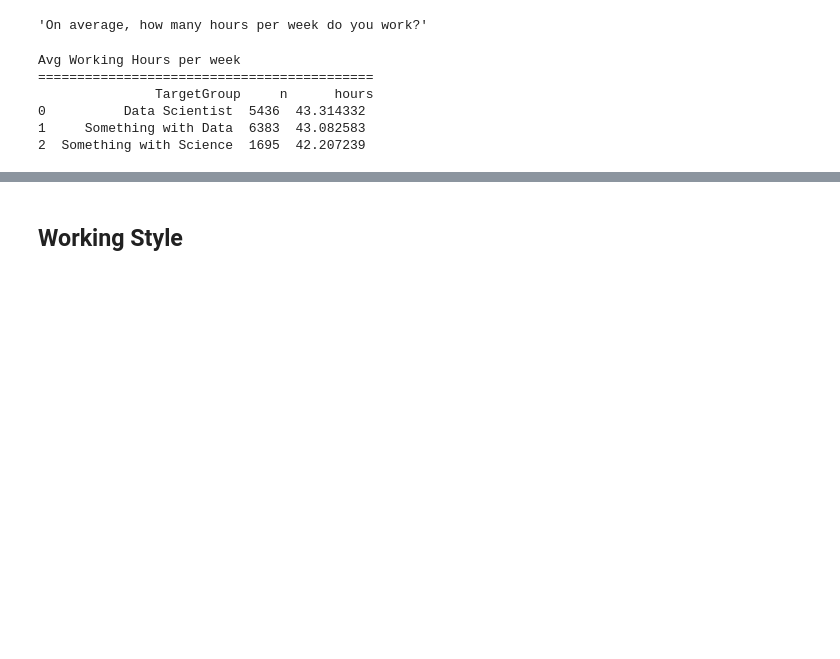
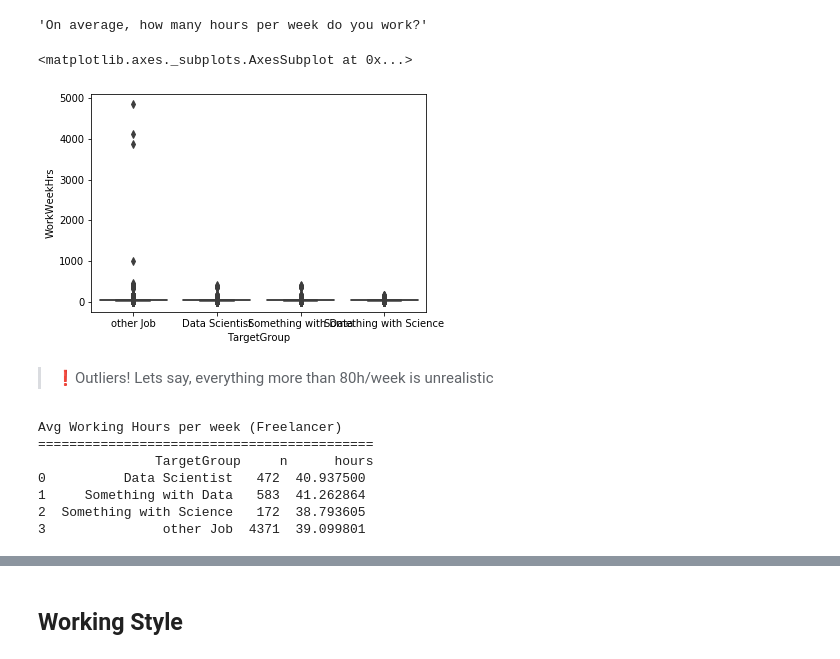
Before and after one commit to dirkkalmbach/How-to-Freelance-in-Data-Science, a Jupyter notebook: Data Analysis.ipynb, the cells around one changed output, grey strips where cells are left out. Cells and saved outputs as stored; diff of their text form; code cells hidden in the pictures; blank space fills up the shorter version.

```diff
--- a/Data Analysis.ipynb
+++ b/Data Analysis.ipynb
@@ -286,3 +289,10 @@ Avg Salary per year (WORLD)
 h.get_desc("WorkWeekHrs")
 # %% [output]
 'On average, how many hours per week do you work?'
+# %%
+sns.boxplot(y="WorkWeekHrs", x="TargetGroup", data=df)
+# %% [output]
+<matplotlib.axes._subplots.AxesSubplot at 0x...>
+[figure, added]
+# %% [markdown]
+>❗Outliers! Lets say, everything more than 80h/week is unrealistic
@@ -289,13 +302,16 @@ h.get_desc("WorkWeekHrs")
 # %%
 #TODO -> NaN in Working Hours <- Sandbox
-print("Avg Working Hours per week \n=========================================== \n",
-df.groupby('TargetGroup') \
-       .agg(n=('TargetGroup', 'size'), hours=('WorkWeekHrs', 'mean')).reset_index()
+print("Avg Working Hours per week (Freelancer)\n=========================================== \n",
+df[(df.WorkWeekHrs<=OUTLIER_SIZE) &
+   (df.Employment=="Independent contractor, freelancer, or self-employed")].
+      groupby('TargetGroup')
+      .agg(n=('TargetGroup', 'size'), hours=('WorkWeekHrs', 'mean')).reset_index()
 )
 # %% [output]
-Avg Working Hours per week
+Avg Working Hours per week (Freelancer)
 ===========================================
                TargetGroup     n      hours
-0          Data Scientist  5436  43.314332
-1     Something with Data  6383  43.082583
-2  Something with Science  1695  42.207239
+0          Data Scientist   472  40.937500
+1     Something with Data   583  41.262864
+2  Something with Science   172  38.793605
+3               other Job  4371  39.099801
```
Also changed, not shown: parts of 13 cells of this notebook, 1 other file.
